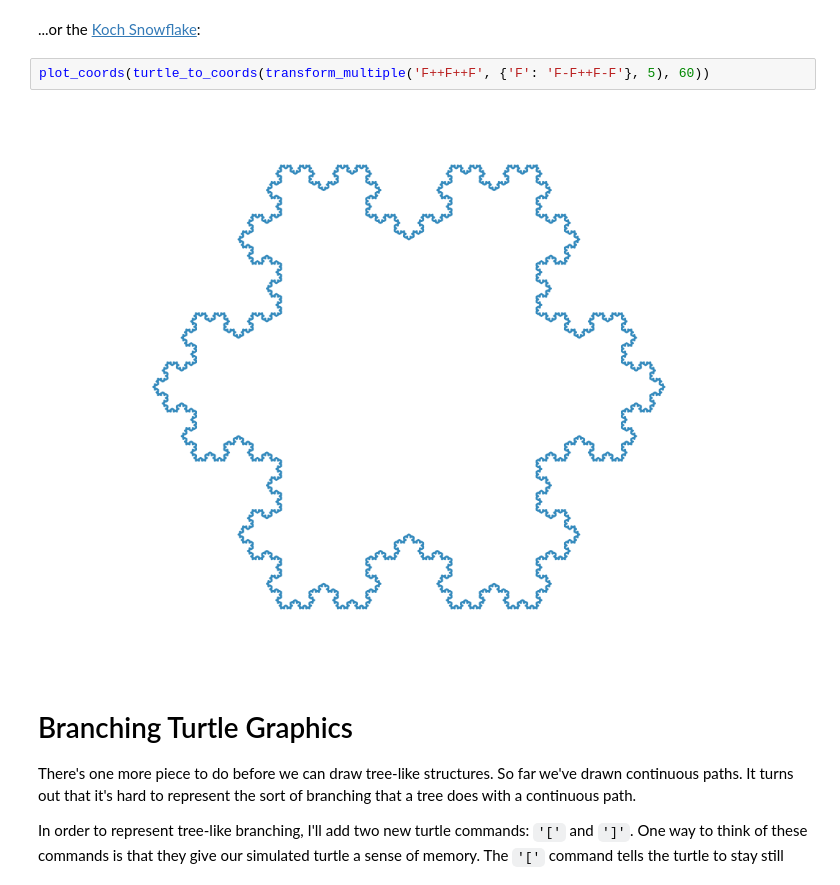
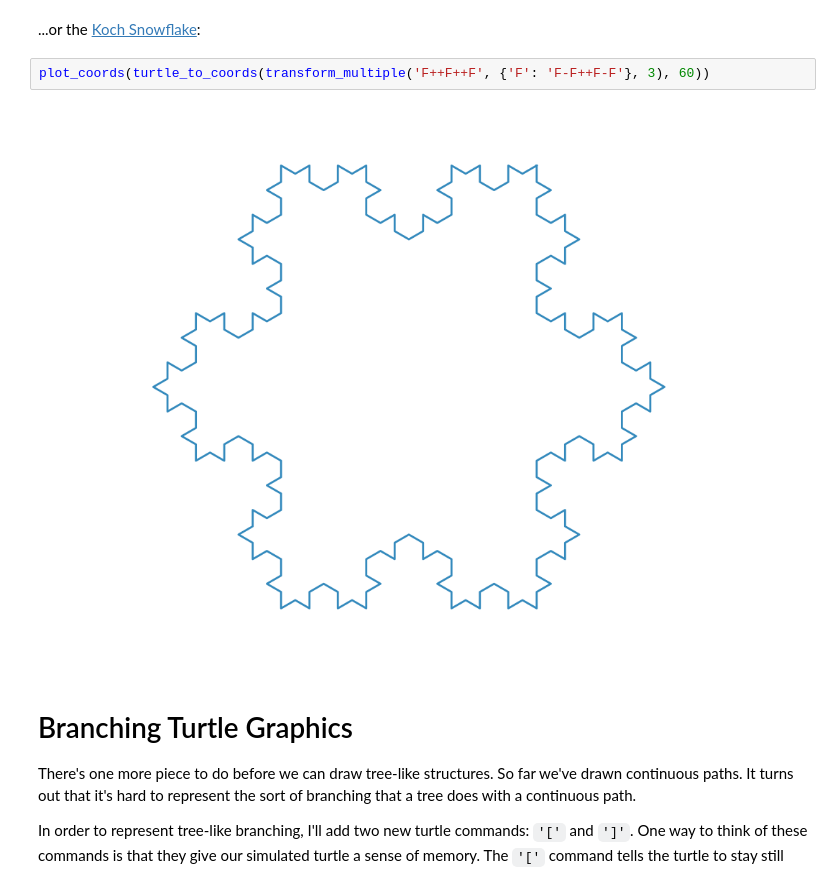
Before and after one commit to mmarzolla/chaos-fractals-phd-course, a Jupyter notebook: L-systems.ipynb, the cells around one changed output. Saved outputs shown, nothing was run; the diff lists cells and outputs as text.

```diff
--- a/L-systems.ipynb
+++ b/L-systems.ipynb
@@ -259,9 +259,9 @@ for i in range(3):
 # %% [markdown]
 ...or the [Koch Snowflake](https://en.wikipedia.org/wiki/Koch_snowflake):
 # %%
-plot_coords(turtle_to_coords(transform_multiple('F++F++F', {'F': 'F-F++F-F'}, 5), 60))
+plot_coords(turtle_to_coords(transform_multiple('F++F++F', {'F': 'F-F++F-F'}, 3), 60))
 # %% [output]
-[figure, old version]
+[figure, new version]
 # %% [markdown]
 # Branching Turtle Graphics
 
```
Also changed, not shown: 2 other files.
